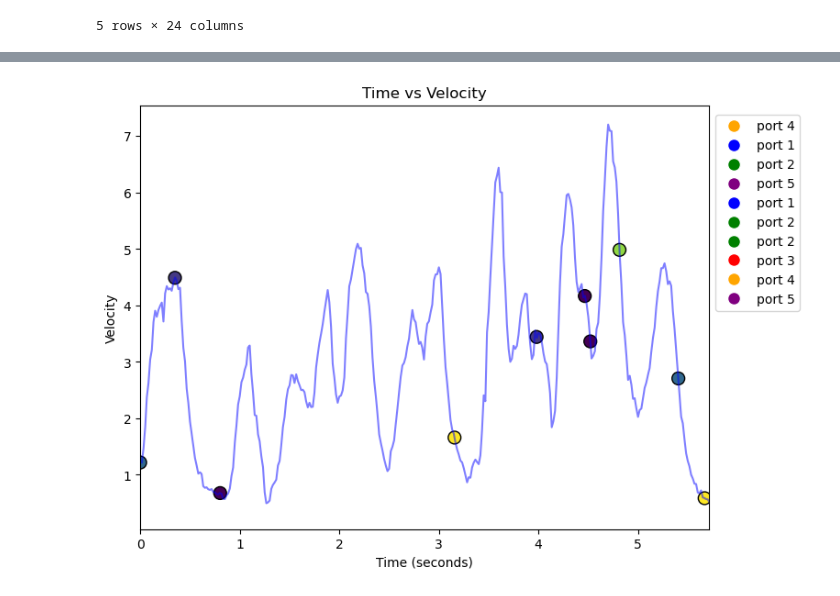
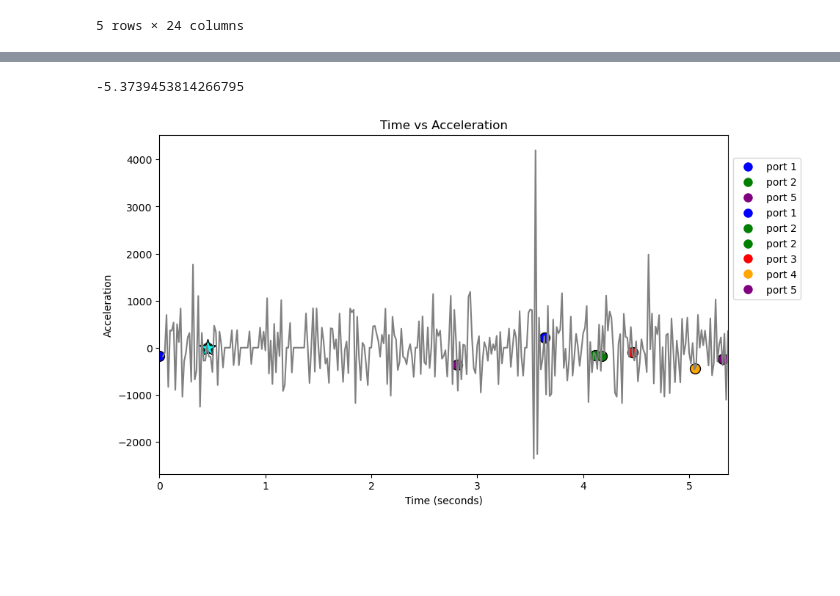
Before and after one commit to sthitapati/sequence_analysis, a Jupyter notebook: notebooks/tracking_DLS.ipynb, the cells around one changed output, grey strips where cells are left out. Saved outputs shown, nothing was run; the diff lists cells and outputs as text; code cells hidden in the pictures; blank space fills up the shorter version.

```diff
--- a/notebooks/tracking_DLS.ipynb
+++ b/notebooks/tracking_DLS.ipynb
@@ -465,16 +472,27 @@ trial_df_keys.head()
 # %%
 # get the port events for the trial in timestamps
 
-port_times = trial_df['start_poke_in_timestamp'].values
+port_times = trimmed_trial_df['start_poke_in_timestamp'].values
 port_times = port_times - port_times[0]
 print(port_times)
 
 # get the port numbers for the trial
-port_numbers = trial_df['start_poke_port'].values
+port_numbers = trimmed_trial_df['start_poke_port'].values
 print(port_numbers)
 
 # create a dictionary with port numbers as keys and port names as values
 port_dict = {2: 'port 1', 1: 'port 2', 6: 'port 3', 3: 'port 4', 7: 'port 5', 4: 'port x', 5: 'port y', 8: 'port z'}
 
 port_colors = {2: 'blue', 1: 'green', 6: 'red', 3: 'orange', 7: 'purple', 4: 'brown', 5: 'pink', 8: 'grey'}
+
+stim_port = None
+# get the stim_time for the trial if it exists
+if trimmed_trial_df['opto_condition'].values[0] == 1:
+    stim_port_value = trimmed_trial_df['opto_stimulated_port'].values[0]
+    # convert stim_portvalue to fomrat of value in port_dict
+    dict_port = {2:1, 1:2, 6:3, 3:4, 7:5, 4:6, 5:7, 8:8}
+
+    # get the index of the stim_port in port_numbers
+    stim_port = dict_port[stim_port_value]
+    print(stim_port)
 # %% [output]
@@ -598,41 +909,39 @@ plt.show()
 # %%
-# make velocity of x and y
-x_velocity = np.diff(x_data)
-y_velocity = np.diff(y_data)
+# plot acceleration
+# calculate acceleration
+acceleration = np.diff(speed) / np.diff(time_data[1:])
+# Interpolate the acceleration at the port times so that they fall on the same line as the x and y data
+acceleration_port = np.interp(port_times, time_data_seconds[2:], acceleration)
+# if stim_port exists, get the acceleration at the stim_time
+if stim_port:
+    # stim_time = port_times at which port_number == stim_port first occurs
+    stim_time = port_times[port_numbers == stim_port][0]
+    stim_acceleration = np.interp(stim_time, time_data_seconds[2:], acceleration)
+    print(stim_acceleration)
+# smooth the acceleration
+acceleration = pd.Series(acceleration).rolling(window=1).mean().to_numpy()
 
+# Now, plot the acceleration over time
+plt.figure(figsize=(10, 6))
 
-# Initialize the cumulative distance array with zeros
-cumulative_distance = np.zeros(len(x_data))
+# Plotting the acceleration against time
+plt.plot(time_data_seconds[2:], acceleration, label='Acceleration', color='grey')
+# Plotting the acceleration against time for the port events
+for i, port in enumerate(port_numbers):
+    plt.scatter(port_times[i], acceleration_port[i], c=port_colors[port], label=port_dict[port], s=100, edgecolors='black', linewidths=1)
 
-# calculate the velocity
-velocity = np.sqrt(x_velocity**2 + y_velocity**2)
-# smooth the velocity every 20 points
-velocity = np.convolve(velocity, np.ones(10)/10, mode='same')
-
-# port times
-port_times = trial_df['start_poke_in_timestamp'].values
-port_times = port_times - port_times[0]
-
-# calculate the velocity at the port times
-velocity_port = np.interp(port_times, time_data_seconds[1:], velocity)
-
-
-# plot the velocity over time
-plt.figure(figsize=(8, 6))  # Adjust figure size if needed
-
-# Plotting the velocity against time
-plt.plot(time_data_seconds[1:], velocity, label='Velocity', color='blue', alpha=0.5)
-# Plotting the velocity against time for the port events
-plt.scatter(port_times, velocity_port, c=port_numbers, cmap='viridis', label='Port Events', s=100, edgecolors='black', linewidths=1)
-plt.title('Time vs Velocity')
+if stim_port:
+    plt.scatter(stim_time, stim_acceleration, c='cyan', label='stim', s=300, marker='*',edgecolors='black', linewidths=1)
+plt.title('Time vs Acceleration')
 plt.xlabel('Time (seconds)')
-plt.ylabel('Velocity')
-# shortcut to not include the data from the next trial
-plt.xlim(0, camera_end - camera_start)
+plt.ylabel('Acceleration')
+# shortcut to not show the time aftre the last poke
+plt.xlim(0, port_times[-1]+0.05)
 # plot legends of port colours, just one legend for each port
 legend_elements = [Line2D([0], [0], marker='o', color='w', label=port_dict[port], markerfacecolor=port_colors[port], markersize=10) for port in port_numbers]
 # show legend outside the plot
 plt.legend(handles=legend_elements, loc='lower left', bbox_to_anchor=(1, 0.5))
 plt.show()
 # %% [output]
+-5.3739453814266795
-[figure, old version]
+[figure, new version]
```
Also changed, not shown: parts of 10 cells of this notebook.
